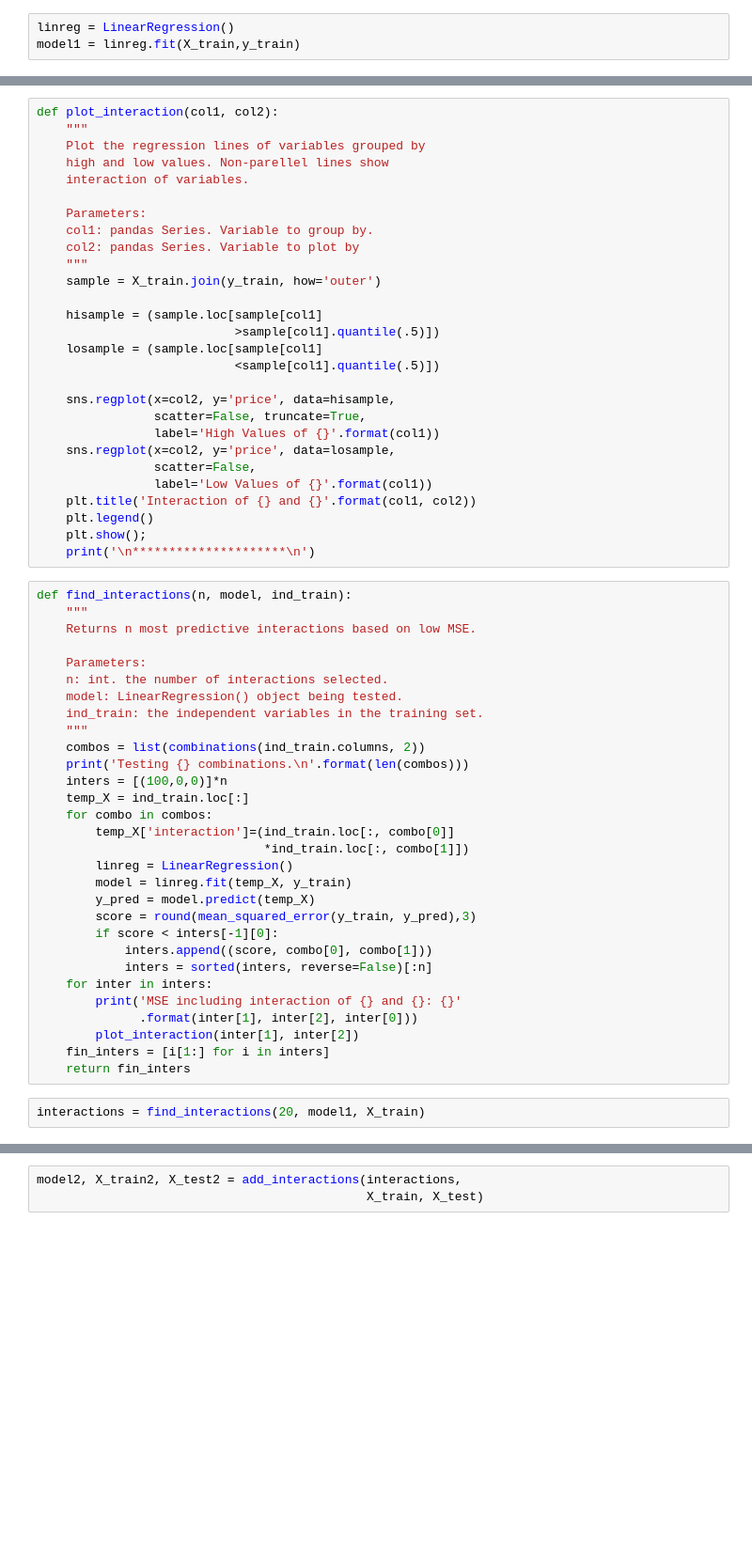
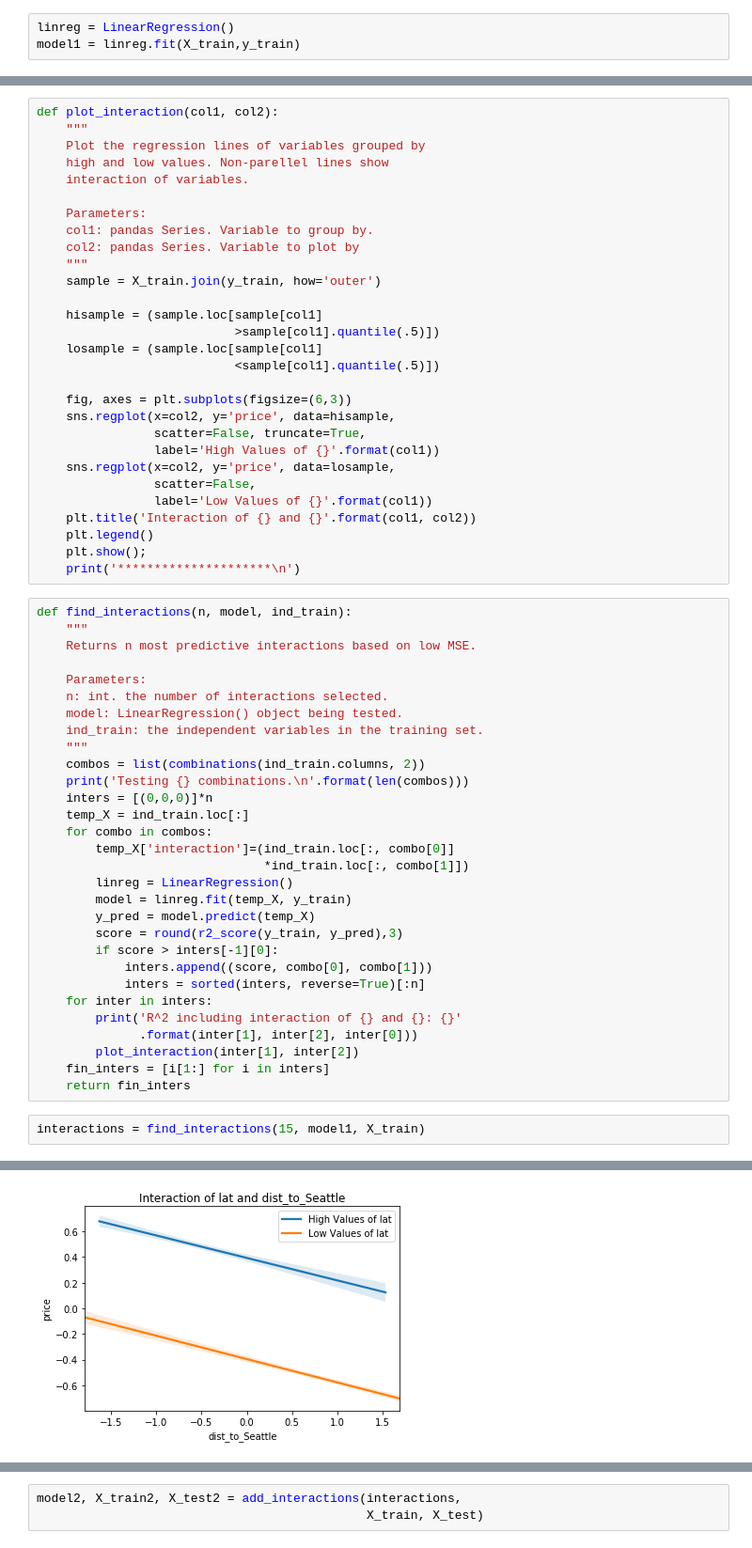
Before and after one commit to shsobieski/Housing-Valuation-Tool, a Jupyter notebook: analysis.ipynb, the cells around one changed output, grey strips where cells are left out. Shown: that part at 94% size. Saved outputs shown, nothing was run; the diff lists cells and outputs as text; blank space fills up the shorter version.

```diff
--- a/analysis.ipynb
+++ b/analysis.ipynb
@@ -198,6 +275,7 @@ def plot_interaction(col1, col2):
     losample = (sample.loc[sample[col1]
                            <sample[col1].quantile(.5)])
 
+    fig, axes = plt.subplots(figsize=(6,3))
     sns.regplot(x=col2, y='price', data=hisample,
                 scatter=False, truncate=True,
                 label='High Values of {}'.format(col1))
@@ -207,7 +285,7 @@ def plot_interaction(col1, col2):
     plt.title('Interaction of {} and {}'.format(col1, col2))
     plt.legend()
     plt.show();
-    print('\n*********************\n')
+    print('*********************\n')
 # %%
 def find_interactions(n, model, ind_train):
     """
@@ -220,7 +298,7 @@ def find_interactions(n, model, ind_train):
     """
     combos = list(combinations(ind_train.columns, 2))
     print('Testing {} combinations.\n'.format(len(combos)))
-    inters = [(100,0,0)]*n
+    inters = [(0,0,0)]*n
     temp_X = ind_train.loc[:]
     for combo in combos:
         temp_X['interaction']=(ind_train.loc[:, combo[0]]
@@ -228,15 +306,16 @@ def find_interactions(n, model, ind_train):
         linreg = LinearRegression()
         model = linreg.fit(temp_X, y_train)
         y_pred = model.predict(temp_X)
-        score = round(mean_squared_error(y_train, y_pred),3)
-        if score < inters[-1][0]:
+        score = round(r2_score(y_train, y_pred),3)
+        if score > inters[-1][0]:
             inters.append((score, combo[0], combo[1]))
-            inters = sorted(inters, reverse=False)[:n]
+            inters = sorted(inters, reverse=True)[:n]
     for inter in inters:
-        print('MSE including interaction of {} and {}: {}'
+        print('R^2 including interaction of {} and {}: {}'
               .format(inter[1], inter[2], inter[0]))
         plot_interaction(inter[1], inter[2])
     fin_inters = [i[1:] for i in inters]
     return fin_inters
 # %%
-interactions = find_interactions(20, model1, X_train)
+interactions = find_interactions(15, model1, X_train)
+# %% [output]
@@ -242,0 +325 @@ interactions = find_interactions(20, model1, X_train)
+[figure, added]
```
Also changed, not shown: parts of 27 cells of this notebook, 1 other file.
